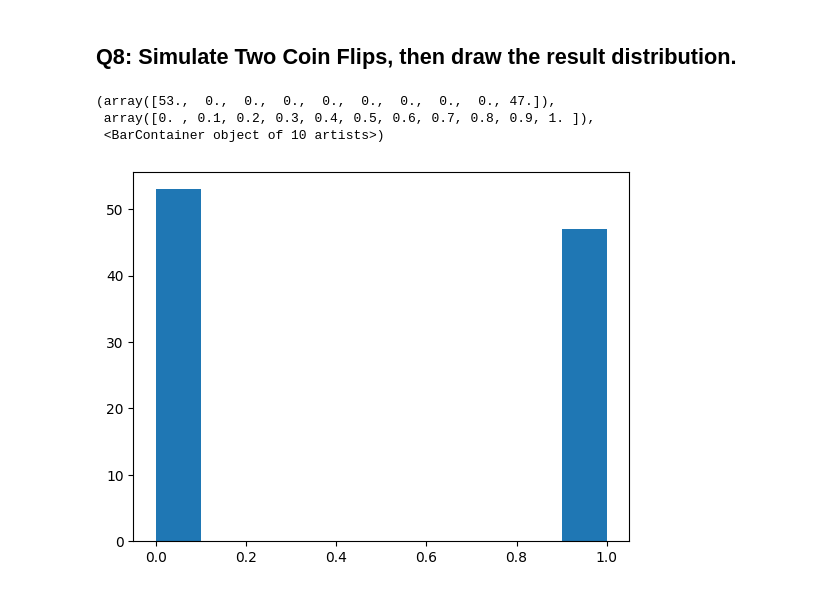
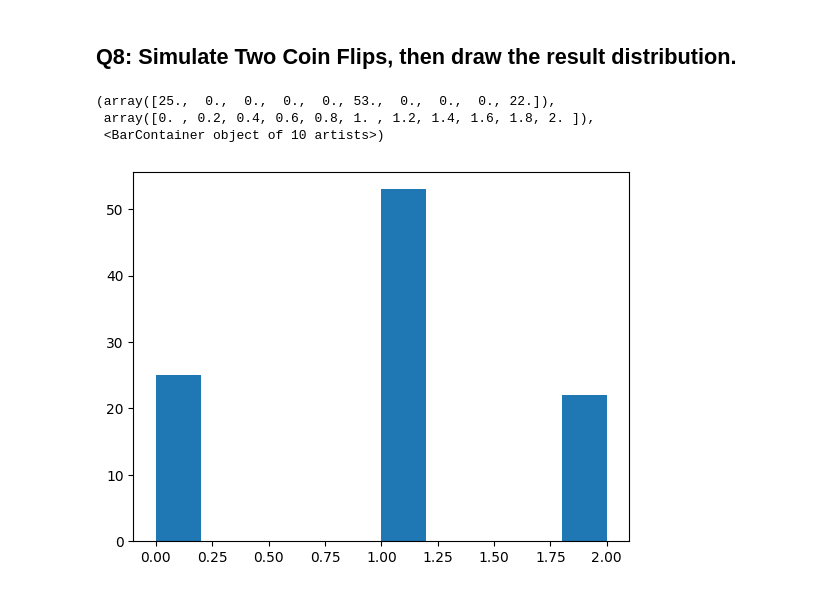
Before and after one commit to MoaathMog/Statistics-Lab1, a Jupyter notebook: Statistics_Assignment.ipynb, the cells around one changed output. Cells and saved outputs as stored; diff of their text form; code cells hidden in the pictures.

```diff
--- a/Statistics_Assignment.ipynb
+++ b/Statistics_Assignment.ipynb
@@ -154,10 +154,10 @@ plt.hist(bn,bins=20)
 # %% [markdown]
 ## Q8: Simulate Two Coin Flips, then draw the result distribution.
 # %%
-coin = np.random.binomial(1,0.5,100)
+coin = np.random.binomial(2,0.5,100)
 plt.hist(coin)
 # %% [output]
-(array([53.,  0.,  0.,  0.,  0.,  0.,  0.,  0.,  0., 47.]),
- array([0. , 0.1, 0.2, 0.3, 0.4, 0.5, 0.6, 0.7, 0.8, 0.9, 1. ]),
+(array([25.,  0.,  0.,  0.,  0., 53.,  0.,  0.,  0., 22.]),
+ array([0. , 0.2, 0.4, 0.6, 0.8, 1. , 1.2, 1.4, 1.6, 1.8, 2. ]),
  <BarContainer object of 10 artists>)
-[figure, old version]
+[figure, new version]
```
